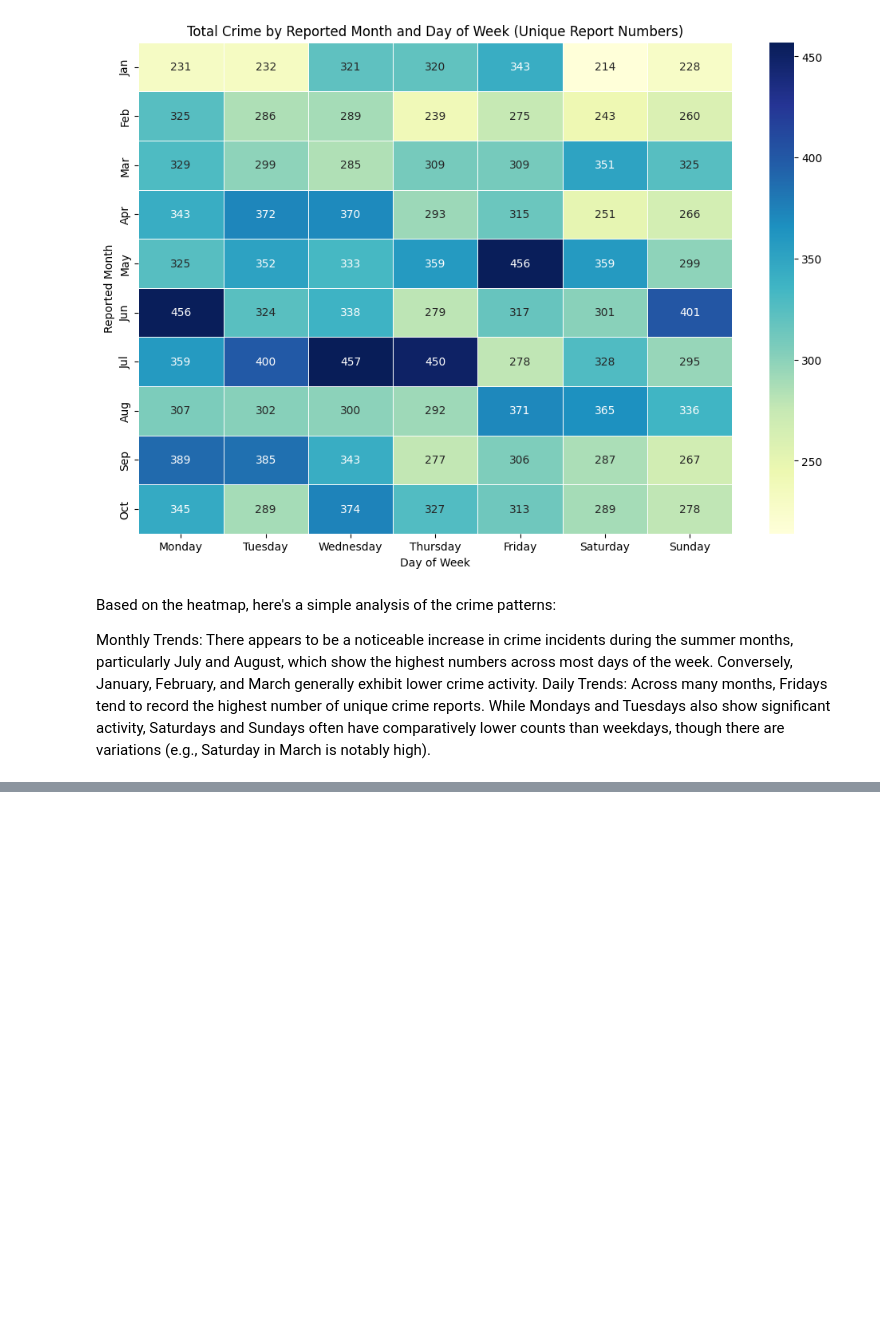
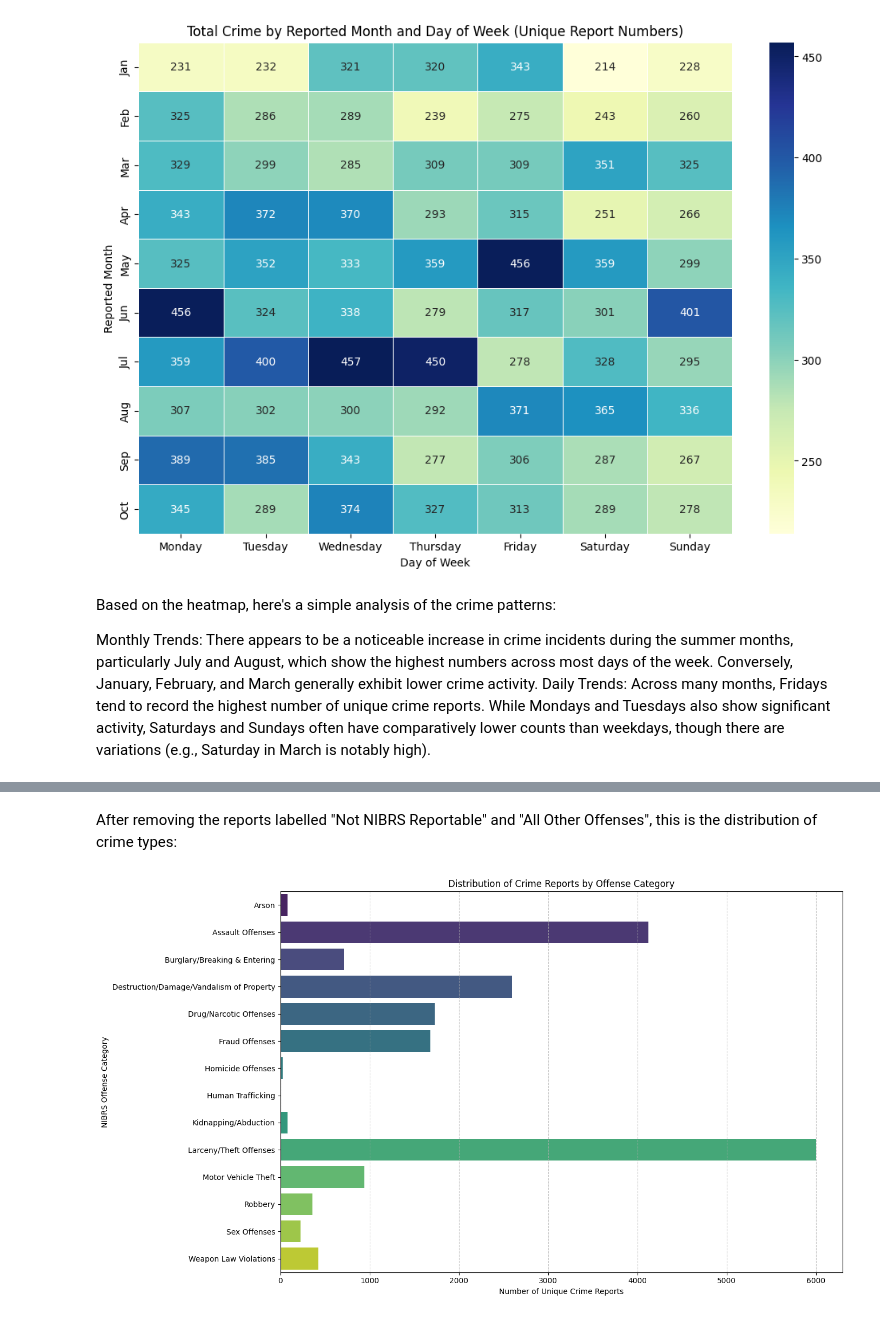
Before and after one commit to egpanetta/programming_90800, a Jupyter notebook: final_exploratoryanalysis.ipynb, the cells around one changed output, grey strips where cells are left out. Drawn from its saved outputs; the diff is of its cells as text; code cells hidden in the pictures; blank space fills up the shorter version.

```diff
--- a/final_exploratoryanalysis.ipynb
+++ b/final_exploratoryanalysis.ipynb
@@ -407,0 +180,17 @@ Overall Hourly Crime Distribution:
+# %% [markdown]
+After removing the reports labelled "Not NIBRS Reportable" and "All Other Offenses", this is the distribution of crime types:
+# %%
+filtered_crime_df_types = crime_df[~crime_df['NIBRS_Offense_Category'].isin(['Not NIBRS Reportable', 'All other Offenses'])]
+crime_by_offense_category = filtered_crime_df_types.groupby('NIBRS_Offense_Category')['Report_Number'].nunique().reset_index()
+
+plt.figure(figsize=(14, 8))
+sns.barplot(x='Report_Number', y='NIBRS_Offense_Category', data=crime_by_offense_category, palette='viridis', hue='NIBRS_Offense_Category', legend=False)
+
+plt.xlabel('Number of Unique Crime Reports')
+plt.ylabel('NIBRS Offense Category')
+plt.title('Distribution of Crime Reports by Offense Category')
+plt.grid(axis='x', linestyle='--', alpha=0.7)
+plt.tight_layout()
+plt.show()
+# %% [output]
+[figure, added]
```
Also changed, not shown: parts of 49 cells of this notebook.
